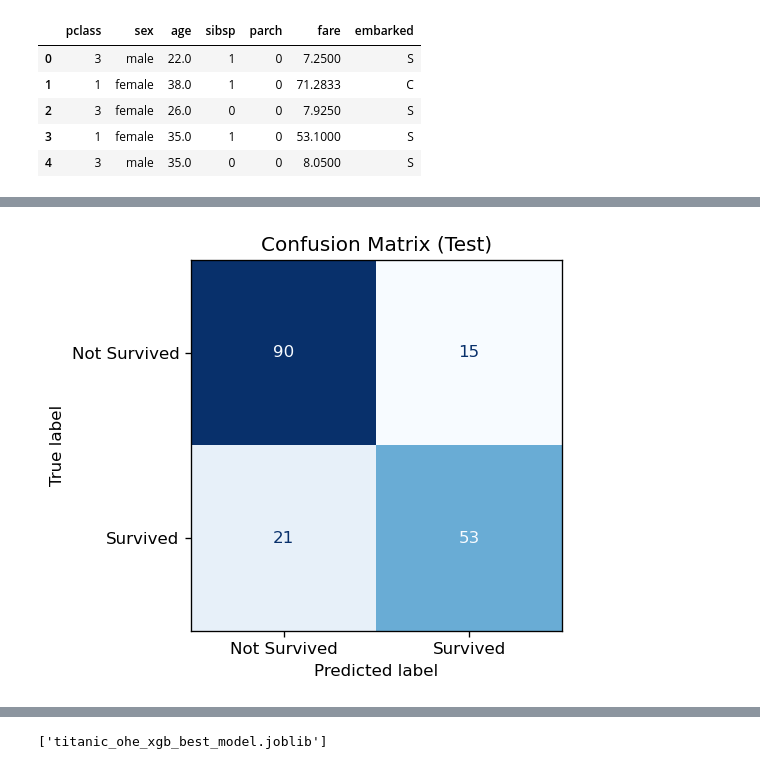
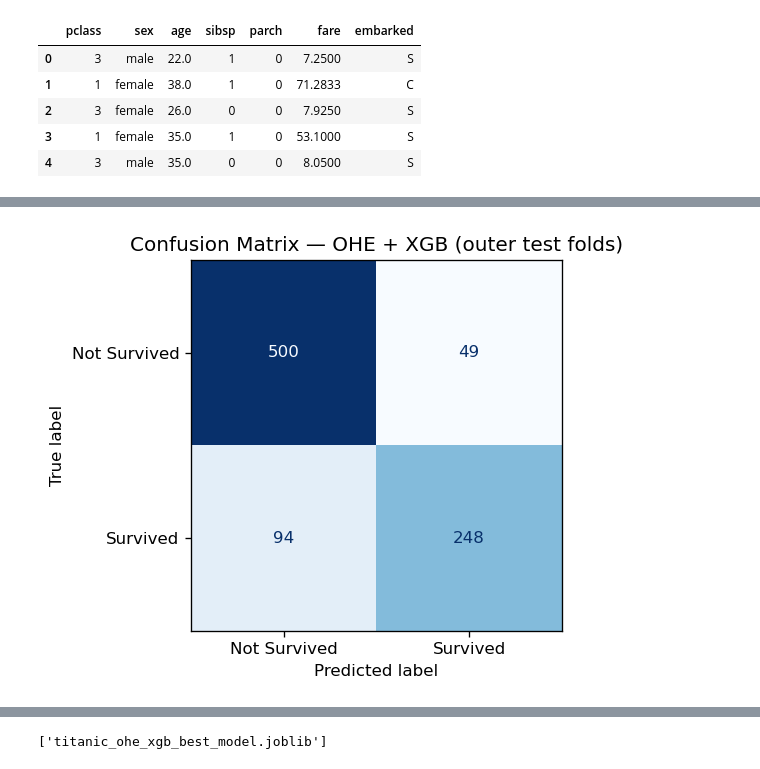
Before and after one commit to Tanman783/ML-Models, a Jupyter notebook: notebooks/OHE+XGboost.ipynb, the cells around one changed output, grey strips where cells are left out. Cells and saved outputs as stored; diff of their text form; code cells hidden in the pictures.

```diff
--- a/notebooks/OHE+XGboost.ipynb
+++ b/notebooks/OHE+XGboost.ipynb
@@ -62,7 +64,7 @@ if missing:
 feature_cols= ["pclass", "sex", "age","sibsp","parch", "fare", "embarked"]
 
 X=df[feature_cols].copy()
-y=df["survived"].astype(int).values
+y=df["survived"].astype(int)
 
 print("X_shape:", X.shape, "| Y_shape:",y.shape)
 X.head()
@@ -74,9 +76,3 @@ X_shape: (891, 7) | Y_shape: (891,)
 | 2 | 3 | female | 26.0 | 0 | 0 | 7.9250 | S |
 | 3 | 1 | female | 35.0 | 1 | 0 | 53.1000 | S |
 | 4 | 3 | male | 35.0 | 0 | 0 | 8.0500 | S |
-# %%
-#Train/test split(stratified)
-
-X_train, X_test, y_train, y_test= train_test_split(X, y, test_size=0.2, random_state=42)
-
-print("Train size:",X_train.shape[0], " | Test size:",X_test.shape[0])
@@ -208,15 +280,20 @@ weighted avg       0.80      0.80      0.80       179
 # %%
-#Confusion Matrix
+# Concatenate all outer-fold predictions
+y_true_cv = np.concatenate(all_y_true)
+y_pred_cv = np.concatenate(all_y_pred)
+y_proba_cv = np.concatenate(all_y_proba)
 
-cm = confusion_matrix(y_test, y_pred, labels=[0, 1])
+#confusion matrix
+cm = confusion_matrix(y_true_cv, y_pred_cv, labels=[0, 1])
 disp = ConfusionMatrixDisplay(confusion_matrix=cm, display_labels=["Not Survived", "Survived"])
+
 fig, ax = plt.subplots(figsize=(5, 4), dpi=120)
 disp.plot(cmap="Blues", ax=ax, colorbar=False)
-plt.title("Confusion Matrix (Test)")
+plt.title("Confusion Matrix — OHE + XGB (outer test folds)")
 plt.tight_layout()
 plt.show()
 # %% [output]
-[figure, old version]
+[figure, new version]
 # %%
 #ROC Curve (Binary)
 
```
Also changed, not shown: parts of 9 cells of this notebook.
